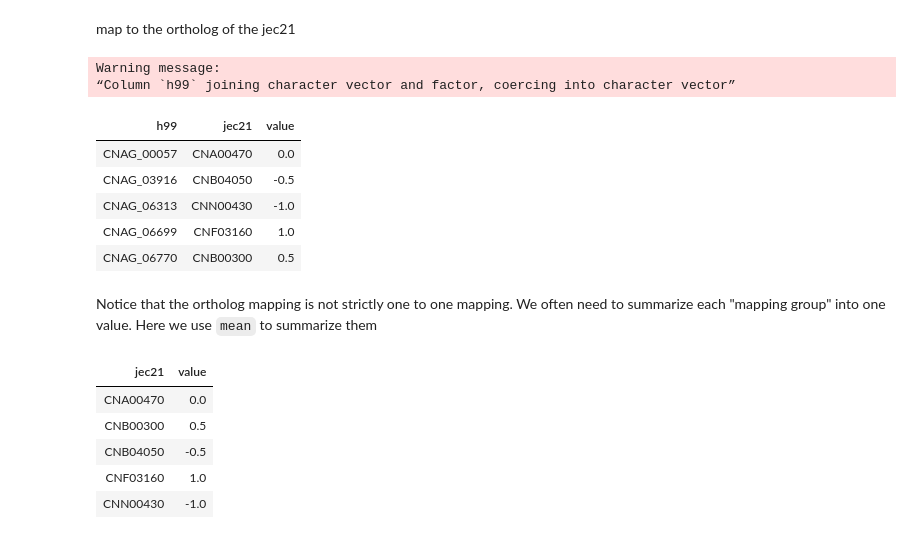
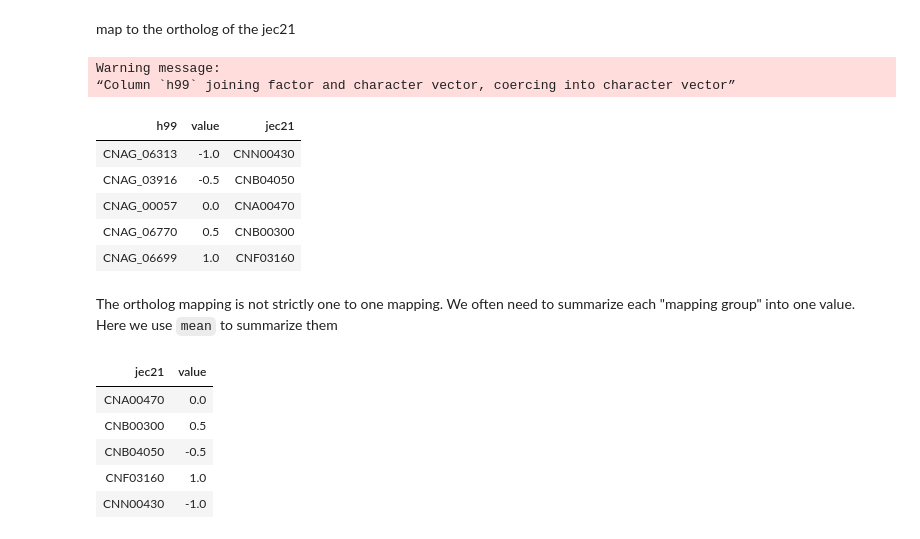
Before and after one commit to ofetad/HTS-notebooks, a Jupyter notebook: biomedical_informatics/pathway_results_visualization.ipynb, the cells around one changed output. Saved outputs shown, nothing was run; the diff lists cells and outputs as text; code cells hidden in the pictures.

```diff
--- a/biomedical_informatics/pathway_results_visualization.ipynb
+++ b/biomedical_informatics/pathway_results_visualization.ipynb
@@ -211,9 +209,17 @@ cols(
 ### arrange the data frame
 h99_jec21 <- h99_jec21 %>%
     dplyr::select(h99, jec21) %>%  # select the h99 and jec21 gene
-    distinct                       # remove duplication
+
+    # Split delimited strings "," in a column and insert as new rows
+    mutate(jec21 = strsplit(as.character(jec21), ",")) %>%
+    unnest(jec21) %>%
+    mutate(jec21 = trimws(jec21)) %>%
+
+    # remove duplication
+    distinct
+
 
 ### show several rows
-h99_jec21 %>% head(5)
+h99_jec21 %>% tail(10)
 # %% [output]
 | h99 | jec21 |
@@ -259,21 +270,19 @@ print(genelst)
 # %% [markdown]
 map to the ortholog of the jec21
 # %%
-dat <- h99_jec21 %>%
-    filter(h99 %in% genelst$h99) %>%
-    left_join(., genelst, by = "h99")
+dat <- left_join(genelst, h99_jec21, by = "h99")
 head(dat)
 # %% [output]
 Warning message:
-“Column `h99` joining character vector and factor, coercing into character vector”
+“Column `h99` joining factor and character vector, coercing into character vector”
-| h99 | jec21 | value |
-| CNAG_00057 | CNA00470 | 0.0 |
-| CNAG_03916 | CNB04050 | -0.5 |
-| CNAG_06313 | CNN00430 | -1.0 |
-| CNAG_06699 | CNF03160 | 1.0 |
-| CNAG_06770 | CNB00300 | 0.5 |
+| h99 | value | jec21 |
+| CNAG_06313 | -1.0 | CNN00430 |
+| CNAG_03916 | -0.5 | CNB04050 |
+| CNAG_00057 | 0.0 | CNA00470 |
+| CNAG_06770 | 0.5 | CNB00300 |
+| CNAG_06699 | 1.0 | CNF03160 |
 # %% [markdown]
-Notice that the ortholog mapping is not strictly one to one mapping. We often need to summarize each "mapping group" into one value. Here we use `mean` to summarize them
+The ortholog mapping is not strictly one to one mapping. We often need to summarize each "mapping group" into one value. Here we use `mean` to summarize them
 # %%
 dat <- dat %>%
     group_by(jec21) %>%
```
Also changed, not shown: parts of 17 cells of this notebook, 2 other files.
